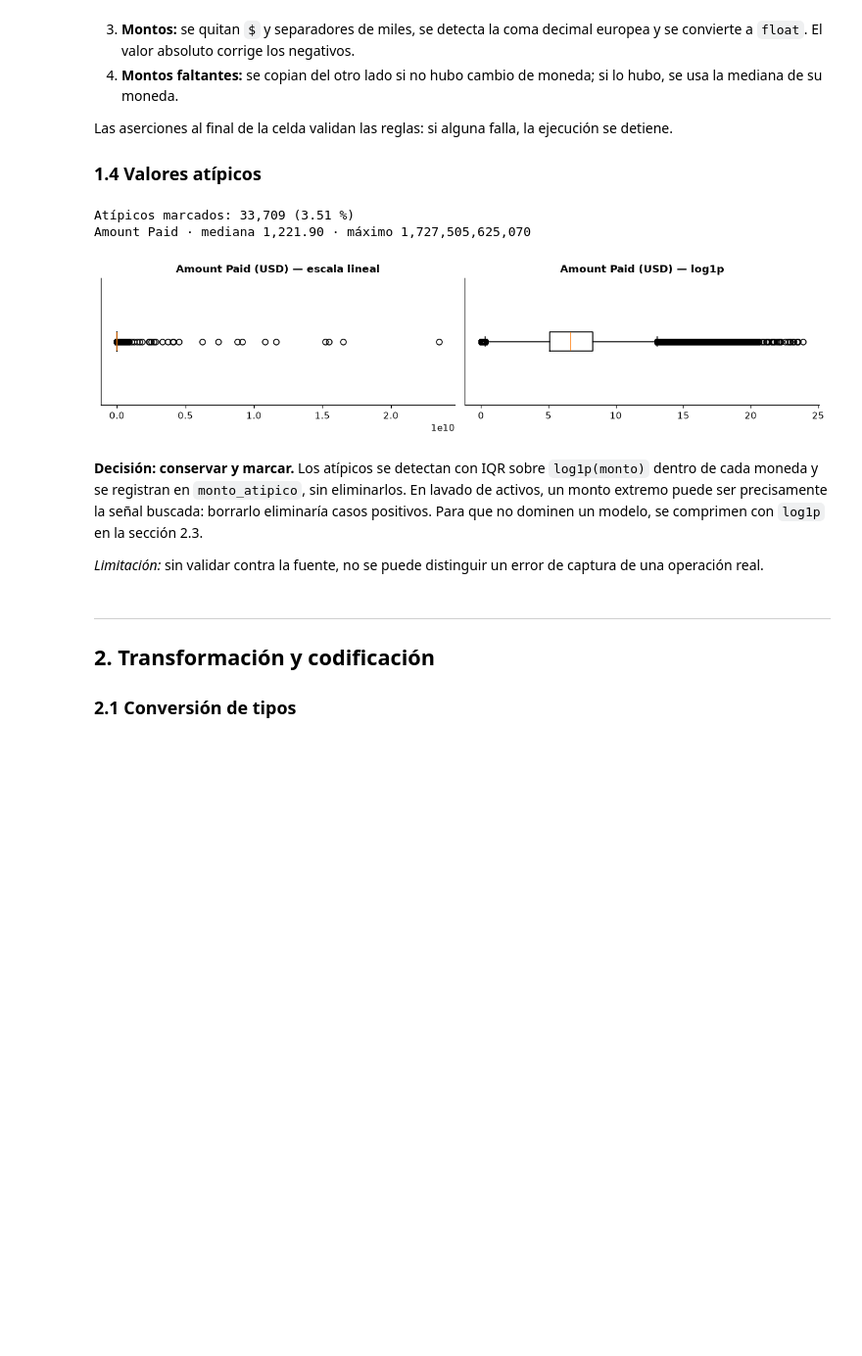
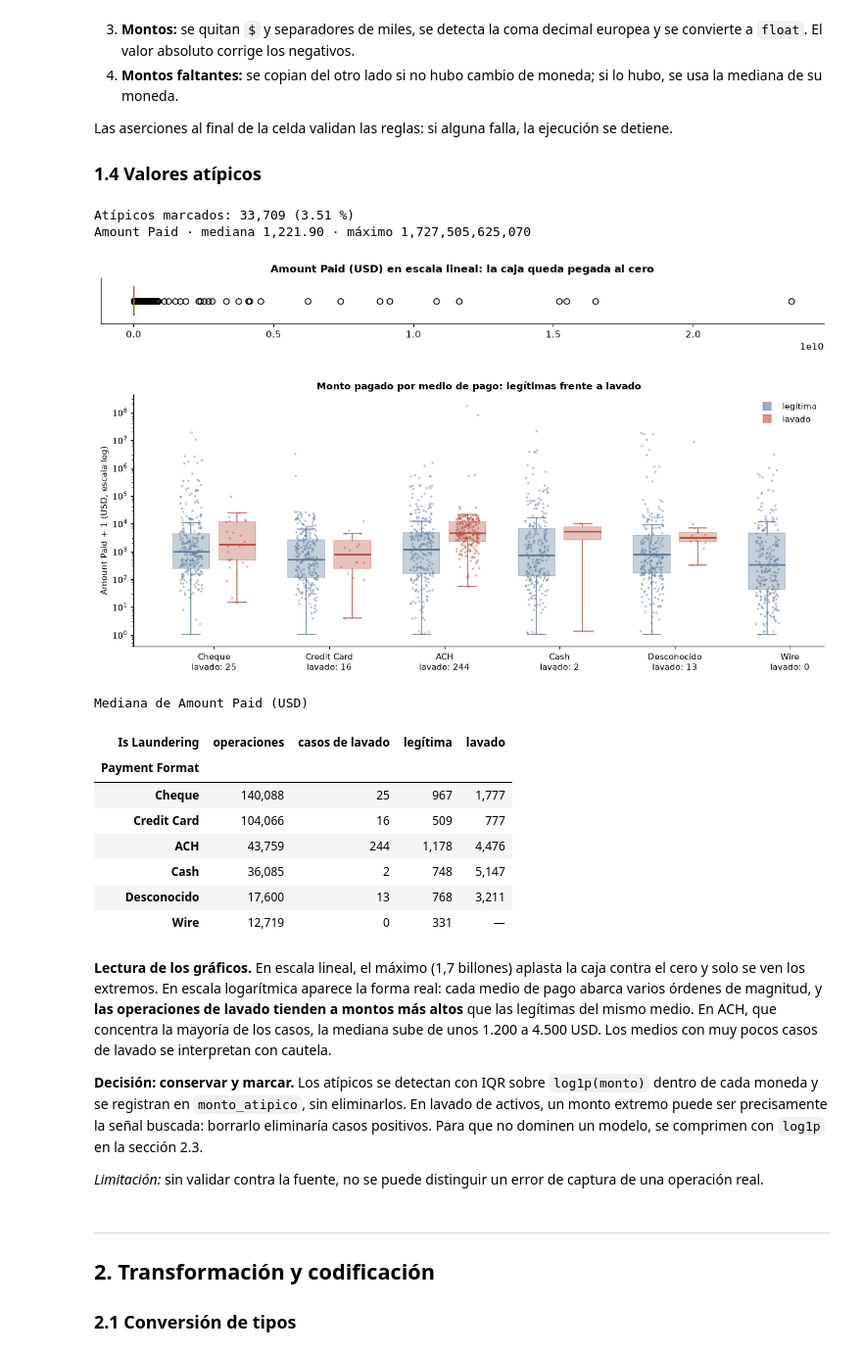
Before and after one commit to glender222/DataMining, a Jupyter notebook: notebooks/Parcial_Unidad_3_Colab.ipynb, the cells around one changed output. Shown at 98% size. Cells and saved outputs as stored; diff of their text form; code cells hidden in the pictures; blank space fills up the shorter version.

Commit message:
Boxplot de atípicos en escala logarítmica por medio de pago y etiqueta
Se compara el monto de operaciones legítimas y de lavado por medio de
pago, con muestra de puntos y tabla de medianas. Los datasets no cambian.

```diff
--- a/notebooks/Parcial_Unidad_3_Colab.ipynb
+++ b/notebooks/Parcial_Unidad_3_Colab.ipynb
@@ -349,32 +349,81 @@ Las aserciones al final de la celda validan las reglas: si alguna falla, la ejec
 # %%
 def marcar_atipicos(df: pd.DataFrame) -> pd.DataFrame:
     """IQR sobre log1p(monto) por moneda. En escala lineal, la cola larga haría que casi todo pareciera atípico."""
     df = df.copy()
     lg = np.log1p(df["Amount Paid"])
     g = lg.groupby(df["Payment Currency"])
     q1, q3 = g.transform(lambda s: s.quantile(.25)), g.transform(lambda s: s.quantile(.75))
     iqr = q3 - q1
     df["monto_atipico"] = ((lg < q1 - 1.5 * iqr) | (lg > q3 + 1.5 * iqr)).astype("int8")
     return df
 
 df_proceso = marcar_atipicos(df_proceso)
 
 n = int(df_proceso["monto_atipico"].sum())
 print(f"Atípicos marcados: {n:,} ({100 * n / len(df_proceso):.2f} %)")
 print(f"Amount Paid · mediana {df_proceso['Amount Paid'].median():,.2f} · máximo {df_proceso['Amount Paid'].max():,.0f}")
 
-usd = df_proceso.loc[df_proceso["Payment Currency"] == "US Dollar", "Amount Paid"]
-fig, ax = plt.subplots(1, 2, figsize=(11, 2.8))
-ax[0].boxplot(usd, orientation="horizontal"); ax[0].set_title("Amount Paid (USD) — escala lineal")
-ax[1].boxplot(np.log1p(usd), orientation="horizontal"); ax[1].set_title("Amount Paid (USD) — log1p")
-for a in ax:
-    a.set_yticks([])
+usd = df_proceso[df_proceso["Payment Currency"] == "US Dollar"]
+
+# Vista 1 — por qué la escala lineal no sirve: el máximo aplasta la caja contra el cero.
+fig, ax = plt.subplots(figsize=(11, 1.6))
+ax.boxplot(usd["Amount Paid"], orientation="horizontal", widths=.6)
+ax.set_yticks([]); ax.set_title("Amount Paid (USD) en escala lineal: la caja queda pegada al cero")
 plt.tight_layout(); plt.show()
+
+# Vista 2 — escala logarítmica, una caja por medio de pago y por etiqueta, con una muestra de puntos encima.
+rng = np.random.default_rng(42)
+COLOR = {0: "#5b7a99", 1: "#b85042"}
+ETIQUETA = {0: "legítima", 1: "lavado"}
+conteo = usd["Payment Format"].value_counts()
+orden = conteo[conteo >= 30].index.tolist()          # se omiten medios con muy pocas operaciones en USD
+positivos = usd.groupby("Payment Format")["Is Laundering"].sum()
+
+fig, ax = plt.subplots(figsize=(12, 5))
+for k, fmt in enumerate(orden):
+    for lado, clase in [(-.2, 0), (.2, 1)]:
+        y = usd.loc[(usd["Payment Format"] == fmt) & (usd["Is Laundering"] == clase), "Amount Paid"] + 1
+        if y.empty:
+            continue
+        x = k + lado
+        ax.boxplot(y, positions=[x], widths=.32, showfliers=False, patch_artist=True,
+                   boxprops=dict(facecolor=COLOR[clase], alpha=.35, edgecolor=COLOR[clase]),
+                   medianprops=dict(color=COLOR[clase], lw=2),
+                   whiskerprops=dict(color=COLOR[clase]), capprops=dict(color=COLOR[clase]))
+        muestra = y.sample(min(len(y), 250), random_state=42)
+        ax.scatter(x + rng.uniform(-.1, .1, len(muestra)), muestra, s=7, alpha=.45, color=COLOR[clase], lw=0)
+ax.set_yscale("log")
+ax.set_xticks(range(len(orden)), [f"{f}\nlavado: {int(positivos[f])}" for f in orden])
+ax.set_ylabel("Amount Paid + 1 (USD, escala log)")
+ax.set_title("Monto pagado por medio de pago: legítimas frente a lavado")
+ax.legend(handles=[plt.Line2D([], [], marker="s", ls="", ms=9, color=COLOR[c], alpha=.6, label=ETIQUETA[c])
+                   for c in (0, 1)], frameon=False, loc="upper right")
+plt.tight_layout(); plt.show()
+
+resumen_usd = (usd.groupby(["Payment Format", "Is Laundering"])["Amount Paid"].median().unstack()
+               .rename(columns=ETIQUETA).loc[orden])
+resumen_usd.insert(0, "operaciones", conteo[orden])
+resumen_usd.insert(1, "casos de lavado", positivos[orden].astype(int))
+display(resumen_usd.style.format({"operaciones": "{:,}", "casos de lavado": "{:,}",
+                                  "legítima": "{:,.0f}", "lavado": "{:,.0f}"}, na_rep="—")
+        .set_caption("Mediana de Amount Paid (USD)"))
 # %% [output]
 Atípicos marcados: 33,709 (3.51 %)
 Amount Paid · mediana 1,221.90 · máximo 1,727,505,625,070
-[figure, old version]
+[figure, new version]
+[figure, added]
+Mediana de Amount Paid (USD)
+| Is Laundering | operaciones | casos de lavado | legítima | lavado |
+| Payment Format |  |  |  |  |
+| Cheque | 140,088 | 25 | 967 | 1,777 |
+| Credit Card | 104,066 | 16 | 509 | 777 |
+| ACH | 43,759 | 244 | 1,178 | 4,476 |
+| Cash | 36,085 | 2 | 748 | 5,147 |
+| Desconocido | 17,600 | 13 | 768 | 3,211 |
+| Wire | 12,719 | 0 | 331 | — |
 # %% [markdown]
+**Lectura de los gráficos.** En escala lineal, el máximo (1,7 billones) aplasta la caja contra el cero y solo se ven los extremos. En escala logarítmica aparece la forma real: cada medio de pago abarca varios órdenes de magnitud, y **las operaciones de lavado tienden a montos más altos** que las legítimas del mismo medio. En ACH, que concentra la mayoría de los casos, la mediana sube de unos 1.200 a 4.500 USD. Los medios con muy pocos casos de lavado se interpretan con cautela.
+
 **Decisión: conservar y marcar.** Los atípicos se detectan con IQR sobre `log1p(monto)` dentro de cada moneda y se registran en `monto_atipico`, sin eliminarlos. En lavado de activos, un monto extremo puede ser precisamente la señal buscada: borrarlo eliminaría casos positivos. Para que no dominen un modelo, se comprimen con `log1p` en la sección 2.3.
 
 *Limitación:* sin validar contra la fuente, no se puede distinguir un error de captura de una operación real.
```
